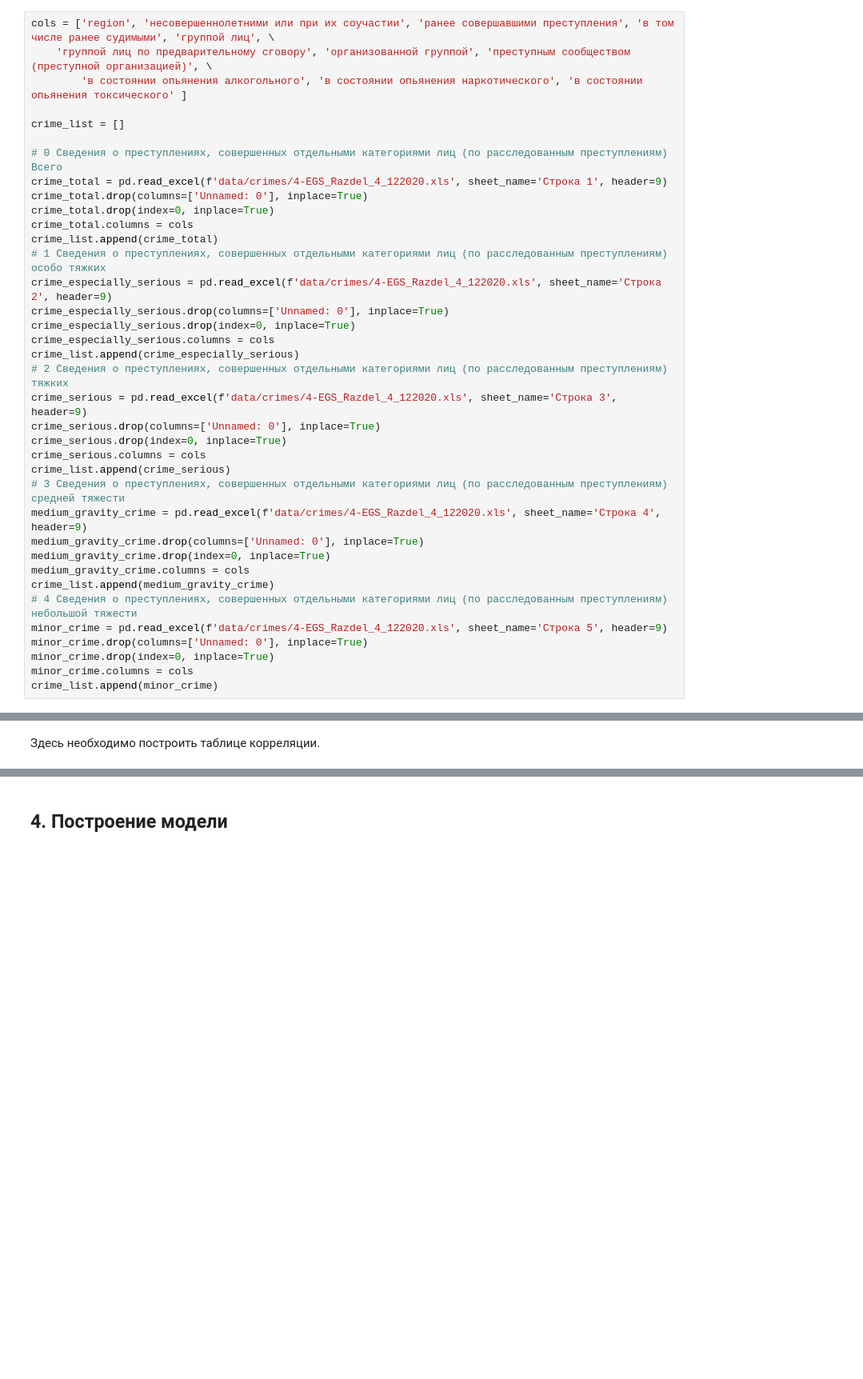
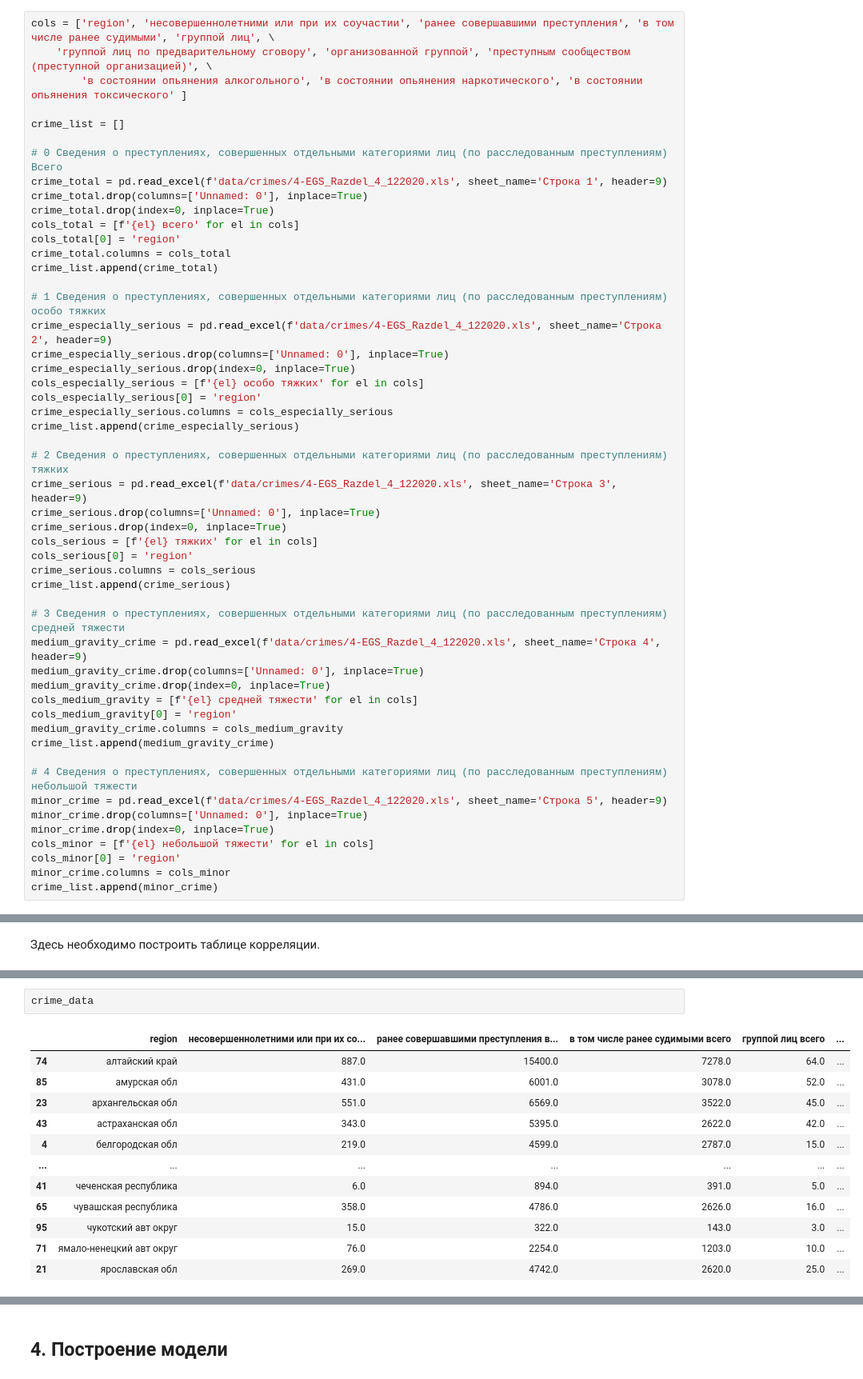
Before and after one commit to eartzhi/Identification_of_vulnerable_population_groups, a Jupyter notebook: main.ipynb, the cells around one changed output, grey strips where cells are left out. Shown at 80% size. Saved outputs shown, nothing was run; the diff lists cells and outputs as text; blank space fills up the shorter version.

```diff
--- a/main.ipynb
+++ b/main.ipynb
@@ -310,31 +304,45 @@ crime_list = []
 crime_total = pd.read_excel(f'data/crimes/4-EGS_Razdel_4_122020.xls', sheet_name='Строка 1', header=9)
 crime_total.drop(columns=['Unnamed: 0'], inplace=True)
 crime_total.drop(index=0, inplace=True)
-crime_total.columns = cols
+cols_total = [f'{el} всего' for el in cols]
+cols_total[0] = 'region'
+crime_total.columns = cols_total
 crime_list.append(crime_total)
+
 # 1 Сведения о преступлениях, совершенных отдельными категориями лиц (по расследованным преступлениям) особо тяжких
 crime_especially_serious = pd.read_excel(f'data/crimes/4-EGS_Razdel_4_122020.xls', sheet_name='Строка 2', header=9)
 crime_especially_serious.drop(columns=['Unnamed: 0'], inplace=True)
 crime_especially_serious.drop(index=0, inplace=True)
-crime_especially_serious.columns = cols
+cols_especially_serious = [f'{el} особо тяжких' for el in cols]
+cols_especially_serious[0] = 'region'
+crime_especially_serious.columns = cols_especially_serious
 crime_list.append(crime_especially_serious)
+
 # 2 Сведения о преступлениях, совершенных отдельными категориями лиц (по расследованным преступлениям) тяжких
 crime_serious = pd.read_excel(f'data/crimes/4-EGS_Razdel_4_122020.xls', sheet_name='Строка 3', header=9)
 crime_serious.drop(columns=['Unnamed: 0'], inplace=True)
 crime_serious.drop(index=0, inplace=True)
-crime_serious.columns = cols
+cols_serious = [f'{el} тяжких' for el in cols]
+cols_serious[0] = 'region'
+crime_serious.columns = cols_serious
 crime_list.append(crime_serious)
+
 # 3 Сведения о преступлениях, совершенных отдельными категориями лиц (по расследованным преступлениям) средней тяжести
 medium_gravity_crime = pd.read_excel(f'data/crimes/4-EGS_Razdel_4_122020.xls', sheet_name='Строка 4', header=9)
 medium_gravity_crime.drop(columns=['Unnamed: 0'], inplace=True)
 medium_gravity_crime.drop(index=0, inplace=True)
-medium_gravity_crime.columns = cols
+cols_medium_gravity = [f'{el} средней тяжести' for el in cols]
+cols_medium_gravity[0] = 'region'
+medium_gravity_crime.columns = cols_medium_gravity
 crime_list.append(medium_gravity_crime)
+
 # 4 Сведения о преступлениях, совершенных отдельными категориями лиц (по расследованным преступлениям) небольшой тяжести
 minor_crime = pd.read_excel(f'data/crimes/4-EGS_Razdel_4_122020.xls', sheet_name='Строка 5', header=9)
 minor_crime.drop(columns=['Unnamed: 0'], inplace=True)
 minor_crime.drop(index=0, inplace=True)
-minor_crime.columns = cols
+cols_minor = [f'{el} небольшой тяжести' for el in cols]
+cols_minor[0] = 'region'
+minor_crime.columns = cols_minor
 crime_list.append(minor_crime)
 # %% [output]
 WARNING *** OLE2 inconsistency: SSCS size is 0 but SSAT size is non-zero
@@ -1049,0 +1075,15 @@ ValueError: Mime type rendering requires nbformat>=4.2.0 but it is not installed
+# %%
+crime_data
+# %% [output]
+|  | region | несовершеннолетними или при их со... | ранее совершавшими преступления в... | в том числе ранее судимыми всего | группой лиц всего | ... |
+| 74 | алтайский край | 887.0 | 15400.0 | 7278.0 | 64.0 | ... |
+| 85 | амурская обл | 431.0 | 6001.0 | 3078.0 | 52.0 | ... |
+| 23 | архангельская обл | 551.0 | 6569.0 | 3522.0 | 45.0 | ... |
+| 43 | астраханская обл | 343.0 | 5395.0 | 2622.0 | 42.0 | ... |
+| 4 | белгородская обл | 219.0 | 4599.0 | 2787.0 | 15.0 | ... |
+| ... | ... | ... | ... | ... | ... | ... |
+| 41 | чеченская республика | 6.0 | 894.0 | 391.0 | 5.0 | ... |
+| 65 | чувашская республика | 358.0 | 4786.0 | 2626.0 | 16.0 | ... |
+| 95 | чукотский авт округ | 15.0 | 322.0 | 143.0 | 3.0 | ... |
+| 71 | ямало-ненецкий авт округ | 76.0 | 2254.0 | 1203.0 | 10.0 | ... |
+| 21 | ярославская обл | 269.0 | 4742.0 | 2620.0 | 25.0 | ... |
```
Also changed, not shown: parts of 17 cells of this notebook, 2 other files.
